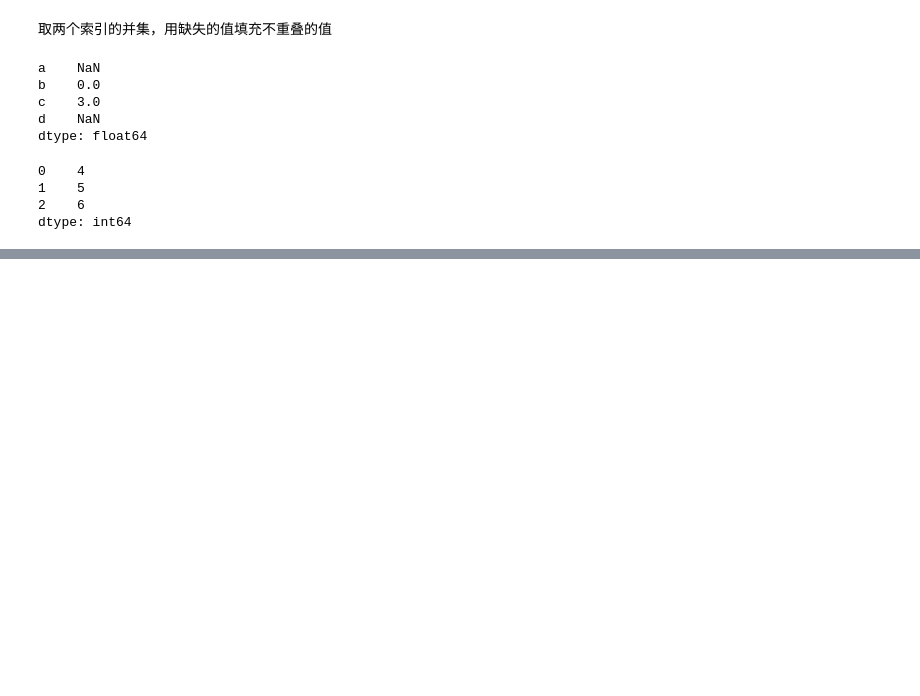
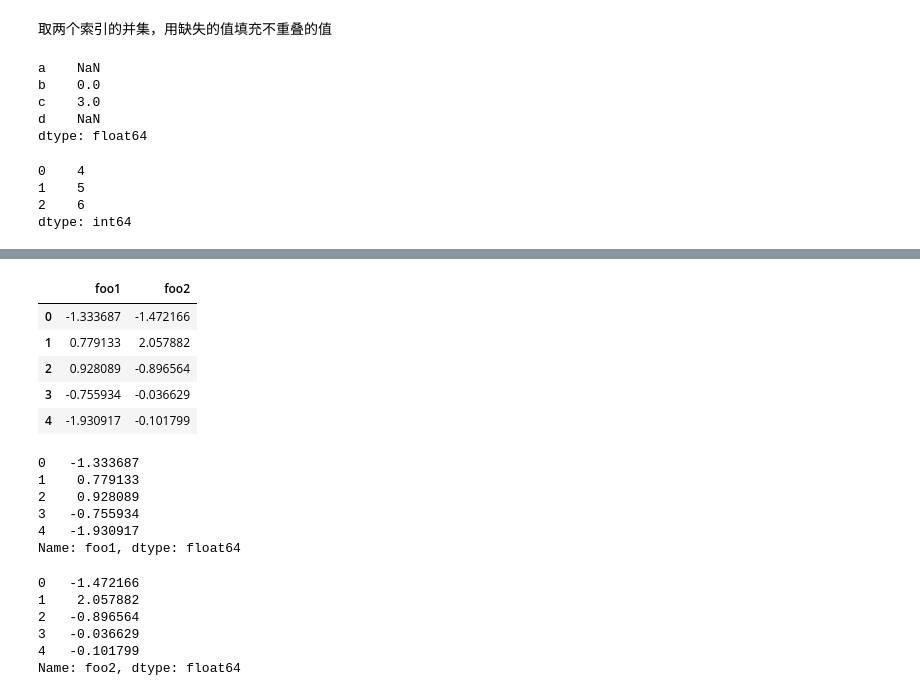
Before and after one commit to mangxiao2018/PandasSample, a Jupyter notebook: 100003-DataFrame.ipynb, the cells around one changed output, grey strips where cells are left out. Cells and saved outputs as stored; diff of their text form; code cells hidden in the pictures; blank space fills up the shorter version.

```diff
--- a/100003-DataFrame.ipynb
+++ b/100003-DataFrame.ipynb
@@ -596,0 +677,27 @@ dtype: int64
+# %%
+df
+# %% [output]
+|  | foo1 | foo2 |
+| 0 | -1.333687 | -1.472166 |
+| 1 | 0.779133 | 2.057882 |
+| 2 | 0.928089 | -0.896564 |
+| 3 | -0.755934 | -0.036629 |
+| 4 | -1.930917 | -0.101799 |
+# %%
+df.foo1
+# %% [output]
+0   -1.333687
+1    0.779133
+2    0.928089
+3   -0.755934
+4   -1.930917
+Name: foo1, dtype: float64
+# %%
+df.foo2
+# %% [output]
+0   -1.472166
+1    2.057882
+2   -0.896564
+3   -0.036629
+4   -0.101799
+Name: foo2, dtype: float64
```
Also changed, not shown: parts of 10 cells of this notebook, 1 other file.
